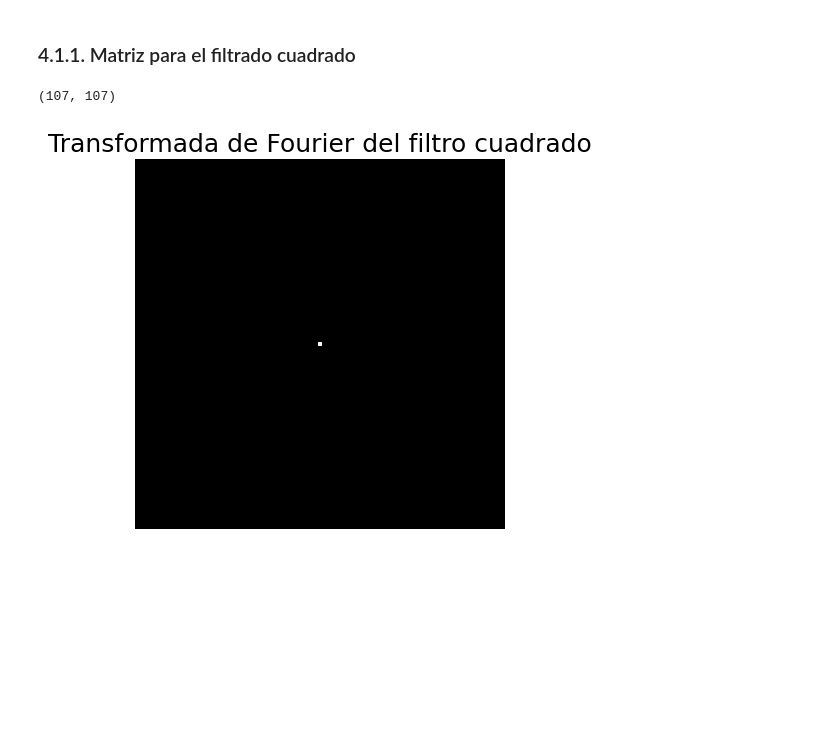
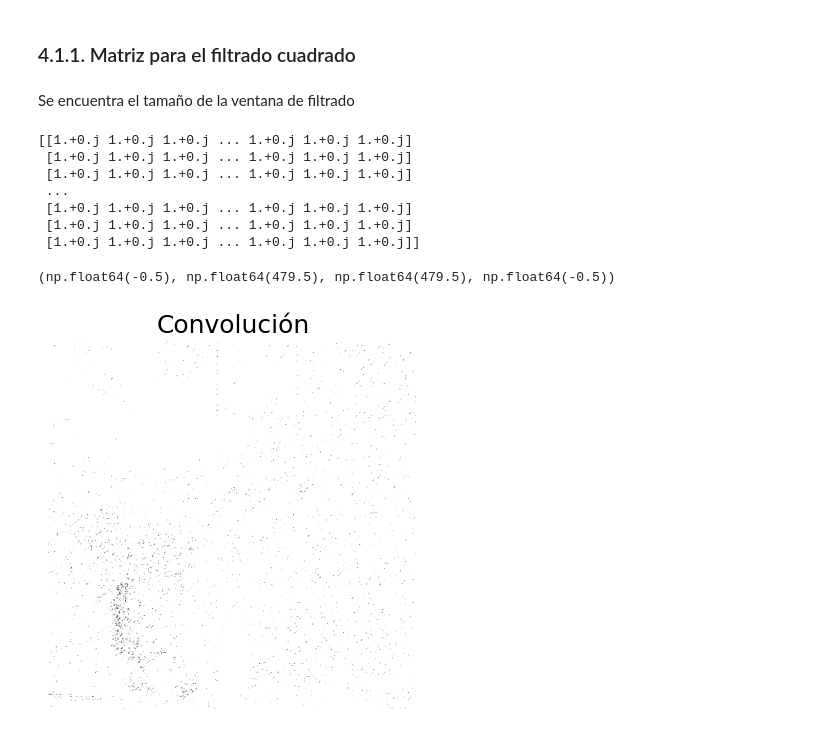
Before and after one commit to Miguel-Perdomo/fourier-optics, a Jupyter notebook: talleres/taller1/notebooks/taller01.ipynb, the cells around one changed output. Drawn from its saved outputs; the diff is of its cells as text; code cells hidden in the pictures; blank space fills up the shorter version.

Commit message:
update convolution progress

```diff
--- a/talleres/taller1/notebooks/taller01.ipynb
+++ b/talleres/taller1/notebooks/taller01.ipynb
@@ -256,6 +272,8 @@ plt.axis("off")
 # 4. Método 02: Convolución
 # %% [markdown]
 ### 4.1.1. Matriz para el filtrado cuadrado
+# %% [markdown]
+Se encuentra el tamaño de la ventana de filtrado
 # %%
 rows_index, cols_index = np.where(square_mask != 0)
 
@@ -263,14 +281,12 @@ rmin, rmax = rows_index.min(), rows_index.max()
 cmin, cmax = cols_index.min(), cols_index.max()
 
 square_window = square_mask[rmin:rmax+1, cmin:cmax+1]
-
-fourier_transform_square_filter = get_centered_fourier_transform(square_window)
-
-plt.imshow(np.abs(fourier_transform_square_filter), cmap = "gray", vmin=0, vmax=1)
-plt.title("Transformada de Fourier del filtro cuadrado")
-plt.axis("off")
-
-print(fourier_transform_square_filter.shape)
+n_rows, n_cols = square_window.shape
 # %% [output]
-(107, 107)
+[[1.+0.j 1.+0.j 1.+0.j ... 1.+0.j 1.+0.j 1.+0.j]
+ [1.+0.j 1.+0.j 1.+0.j ... 1.+0.j 1.+0.j 1.+0.j]
+ [1.+0.j 1.+0.j 1.+0.j ... 1.+0.j 1.+0.j 1.+0.j]
+ ...
+ [1.+0.j 1.+0.j 1.+0.j ... 1.+0.j 1.+0.j 1.+0.j]
+ [1.+0.j 1.+0.j 1.+0.j ... 1.+0.j 1.+0.j 1.+0.j]
+ [1.+0.j 1.+0.j 1.+0.j ... 1.+0.j 1.+0.j 1.+0.j]]
-[figure, removed]
@@ -277,2 +337,9 @@ print(fourier_transform_square_filter.shape)
 # %%
-#convolution = signal.convolve2d(img_sample, fourier_transform_square_filter, mode="same")
+convolution = signal.convolve2d(img_sample, get_centered_fourier_transform(K), mode="same")
+# %%
+plt.imshow(np.abs(convolution), cmap = "gray", vmin=0, vmax=1)
+plt.title("Convolución")
+plt.axis("off")
+# %% [output]
+(np.float64(-0.5), np.float64(479.5), np.float64(479.5), np.float64(-0.5))
+[figure, added]
```
Also changed, not shown: parts of 2 cells of this notebook.
